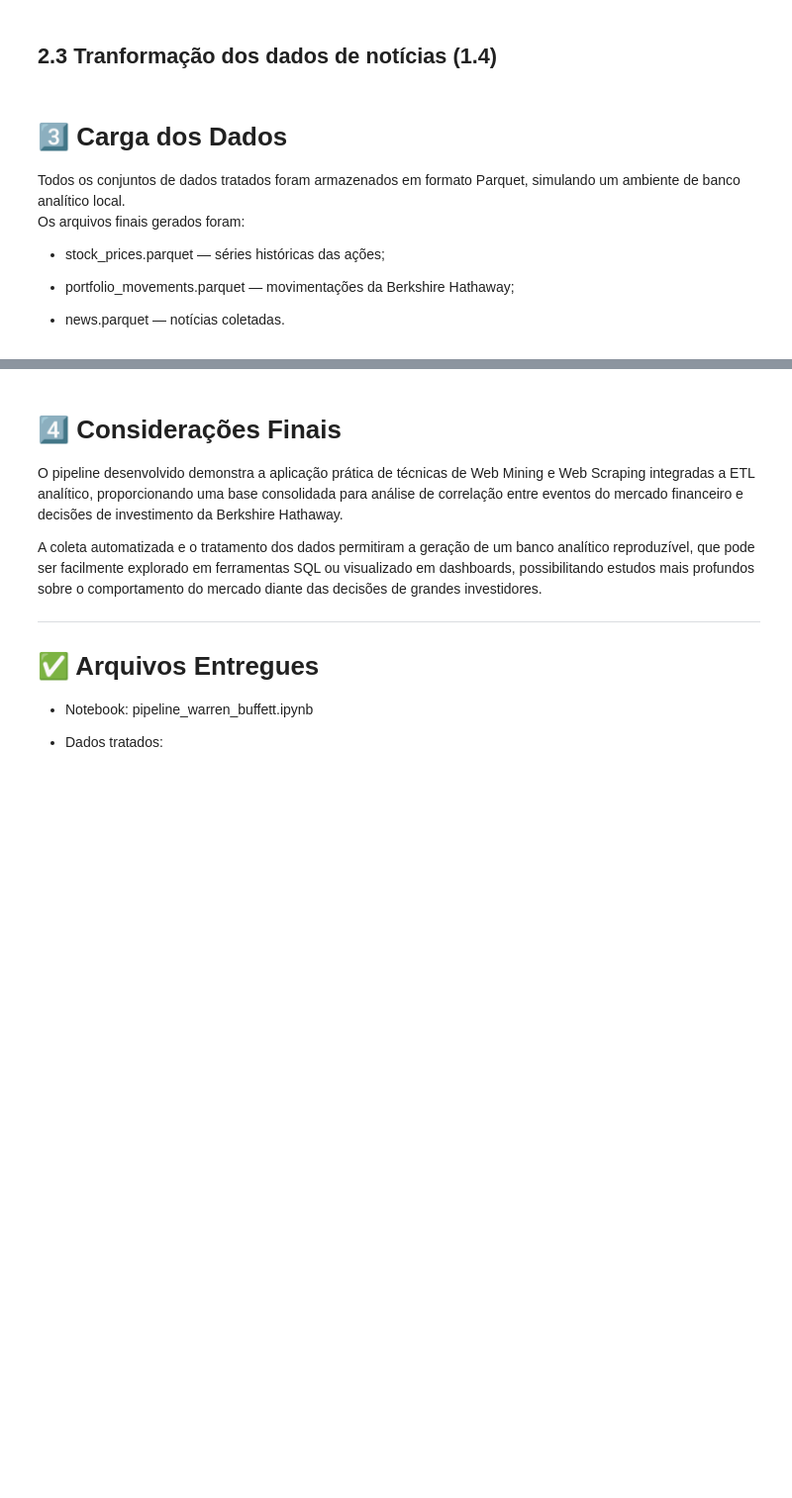
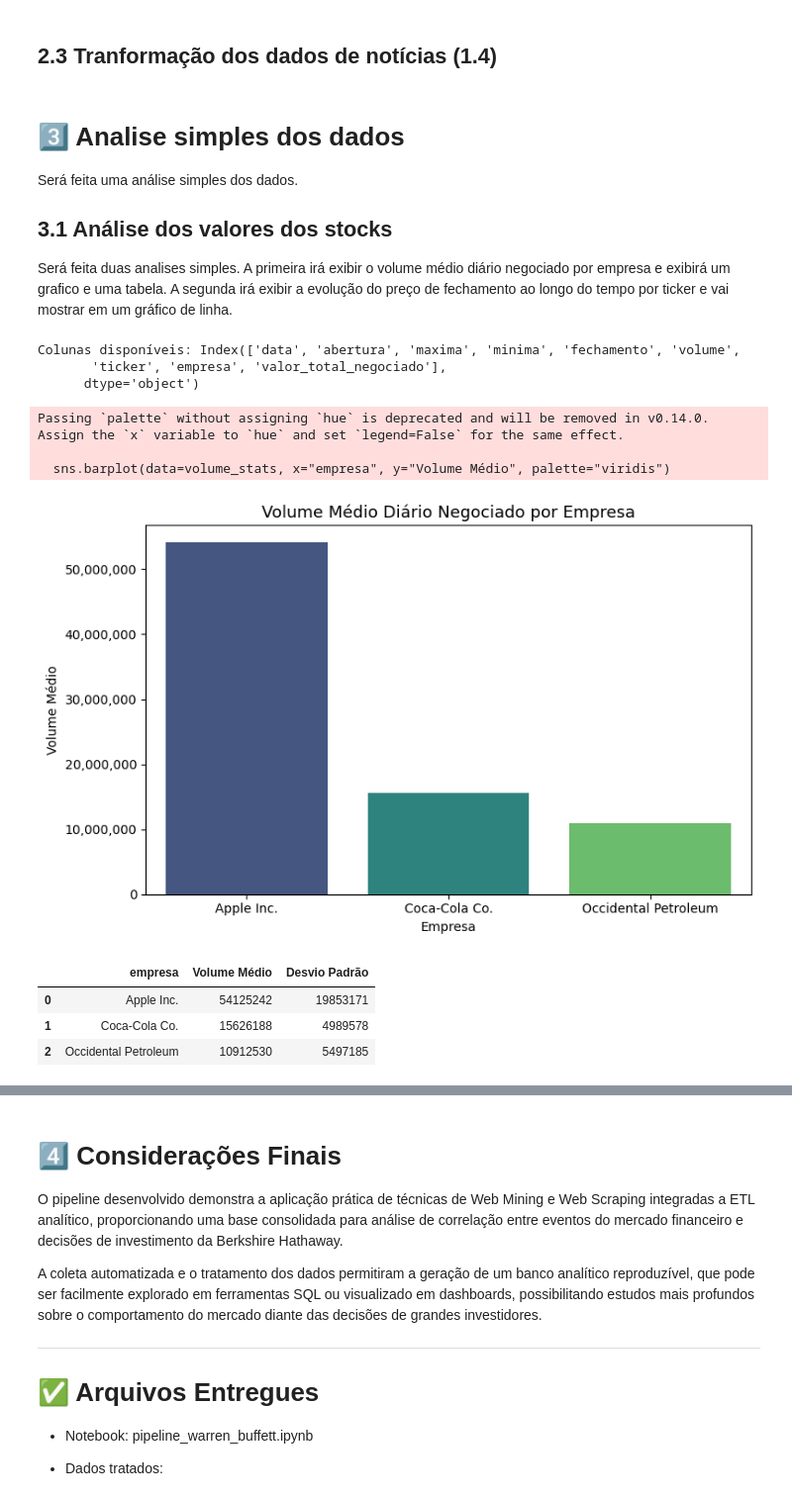
Before and after one commit to Andre2217/buffett-market-insights, a Jupyter notebook: TrabalhoDisciplina.ipynb, the cells around one changed output, grey strips where cells are left out. Shown at 99% size. Cells and saved outputs as stored; diff of their text form; code cells hidden in the pictures; blank space fills up the shorter version.

Commit message:
Adicionado requirements.txt e analises dos dados

```diff
--- a/TrabalhoDisciplina.ipynb
+++ b/TrabalhoDisciplina.ipynb
@@ -572,15 +572,67 @@ print(df.head())
 df.to_parquet('data_clean/news_buffett_clean.parquet', index=False)
 logging.info("Dados limpos salvos em data_clean/news_buffett_clean.parquet")
 # %% [markdown]
-# 3️⃣ Carga dos Dados
+# 3️⃣ Analise simples dos dados
 
-Todos os conjuntos de dados tratados foram armazenados em formato Parquet, simulando um ambiente de banco analítico local.
-Os arquivos finais gerados foram:
+Será feita uma análise simples dos dados.
 
-- stock_prices.parquet — séries históricas das ações;
+## 3.1 Análise dos valores dos stocks
 
-- portfolio_movements.parquet — movimentações da Berkshire Hathaway;
-
-- news.parquet — notícias coletadas.
+Será feita duas analises simples.
+A primeira irá exibir o volume médio diário negociado por empresa e exibirá um grafico e uma tabela.
+A segunda irá exibir a evolução do preço de fechamento ao longo do tempo por ticker e vai mostrar em um gráfico de linha.
 # %%
-# Exportação dos DataFrames tratados para arquivos .parquet
+import pandas as pd
+import matplotlib.pyplot as plt
+import seaborn as sns
+import os
+
+# Garantir que o caminho de saída exista
+os.makedirs("outputs/outputsAnalise", exist_ok=True)
+
+# Carregar parquet
+df_stocks = pd.read_parquet("data_clean/stock_prices_clean.parquet")
+
+# Verificar colunas
+print("Colunas disponíveis:", df_stocks.columns)
+# %% [output]
+Colunas disponíveis: Index(['data', 'abertura', 'maxima', 'minima', 'fechamento', 'volume',
+       'ticker', 'empresa', 'valor_total_negociado'],
+      dtype='object')
+# %%
+# Agrupar por empresa e calcular média e desvio padrão
+volume_stats = df_stocks.groupby("empresa")["volume"].agg(["mean", "std"]).reset_index()
+volume_stats = volume_stats.rename(columns={"mean": "Volume Médio", "std": "Desvio Padrão"})
+
+# Formatar os números para ficar mais legível
+volume_stats["Volume Médio"] = volume_stats["Volume Médio"].apply(lambda x: int(round(x)))
+volume_stats["Desvio Padrão"] = volume_stats["Desvio Padrão"].apply(lambda x: int(round(x)))
+
+# Salvar tabela
+volume_stats.to_csv("outputs/outputsAnalise/tabelas/volume_medio_por_empresa.csv", index=False)
+
+# Plotar gráfico
+plt.figure(figsize=(8,5))
+sns.barplot(data=volume_stats, x="empresa", y="Volume Médio", palette="viridis")
+
+# Deixar o eixo y legível com separador de milhar
+plt.gca().yaxis.set_major_formatter(plt.FuncFormatter(lambda x, _: f'{int(x):,}'))
+plt.title("Volume Médio Diário Negociado por Empresa", fontsize=13)
+plt.xlabel("Empresa")
+plt.ylabel("Volume Médio")
+plt.tight_layout()
+
+# Salvar gráfico
+plt.savefig("outputs/outputsAnalise/graficos/volume_medio_por_empresa.png", dpi=300)
+plt.show()
+
+volume_stats.head()
+# %% [output]
+Passing `palette` without assigning `hue` is deprecated and will be removed in v0.14.0. Assign the `x` variable to `hue` and set `legend=False` for the same effect.
+
+  sns.barplot(data=volume_stats, x="empresa", y="Volume Médio", palette="viridis")
+[figure, added]
+|  | empresa | Volume Médio | Desvio Padrão |
+| 0 | Apple Inc. | 54125242 | 19853171 |
+| 1 | Coca-Cola Co. | 15626188 | 4989578 |
+| 2 | Occidental Petroleum | 10912530 | 5497185 |
```
Also changed, not shown: parts of 16 cells of this notebook, 1 other file.
